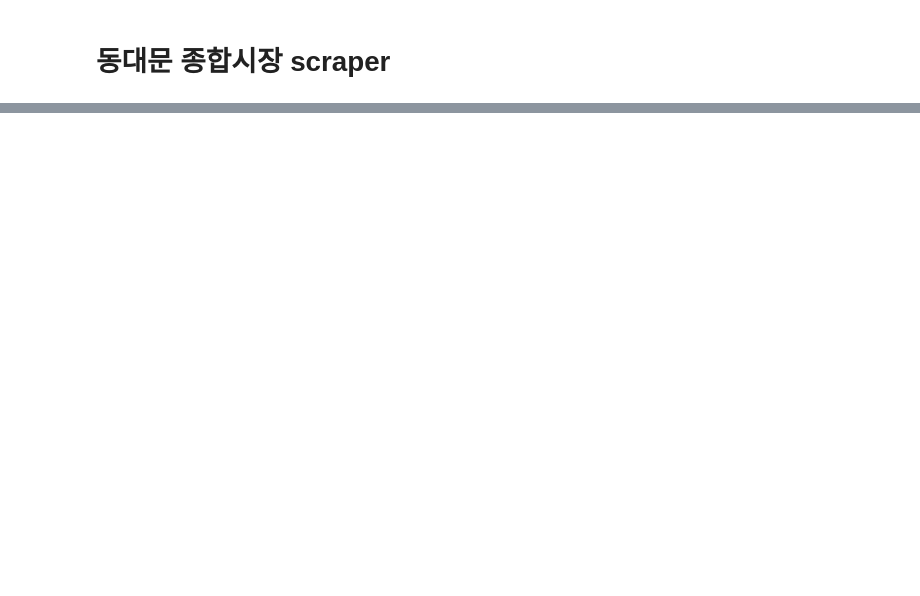
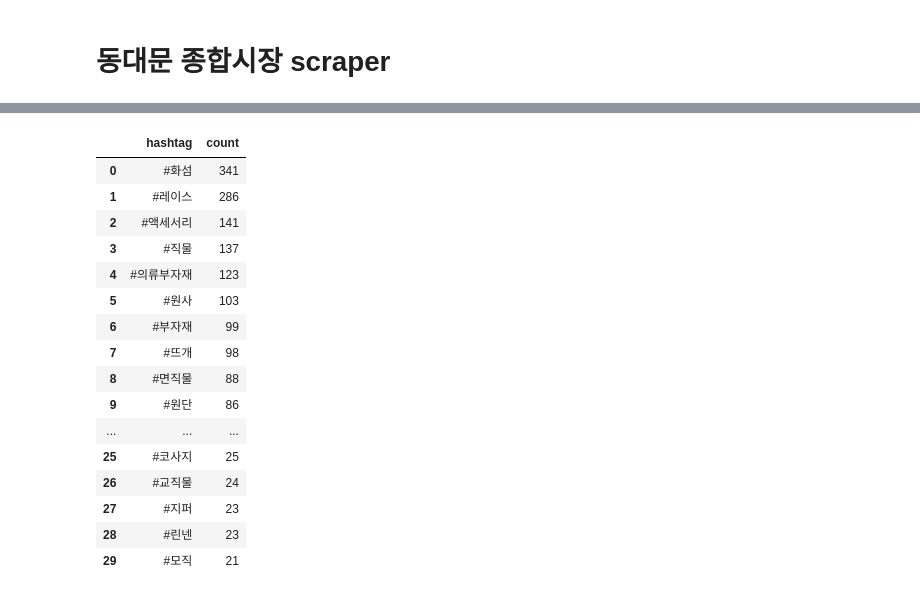
Before and after one commit to jaepil-choi/father_dongdaemoon, a Jupyter notebook: dongdaemoon_scraper.ipynb, the cells around one changed output, grey strips where cells are left out. Cells and saved outputs as stored; diff of their text form; code cells hidden in the pictures; blank space fills up the shorter version.

```diff
--- a/dongdaemoon_scraper.ipynb
+++ b/dongdaemoon_scraper.ipynb
@@ -37,0 +149,22 @@ len(details)
+# %%
+hashtag_count_df = pd.DataFrame(c.items(), columns=['hashtag', 'count'])
+hashtag_count_df = hashtag_count_df.sort_values(by='count', ascending=False, ignore_index=True)
+hashtag_count_df.head(30)
+# %% [output]
+|  | hashtag | count |
+| 0 | #화섬 | 341 |
+| 1 | #레이스 | 286 |
+| 2 | #액세서리 | 141 |
+| 3 | #직물 | 137 |
+| 4 | #의류부자재 | 123 |
+| 5 | #원사 | 103 |
+| 6 | #부자재 | 99 |
+| 7 | #뜨개 | 98 |
+| 8 | #면직물 | 88 |
+| 9 | #원단 | 86 |
+| ... | ... | ... |
+| 25 | #코사지 | 25 |
+| 26 | #교직물 | 24 |
+| 27 | #지퍼 | 23 |
+| 28 | #린넨 | 23 |
+| 29 | #모직 | 21 |
```
Also changed, not shown: parts of 20 cells of this notebook, 3 other files.
